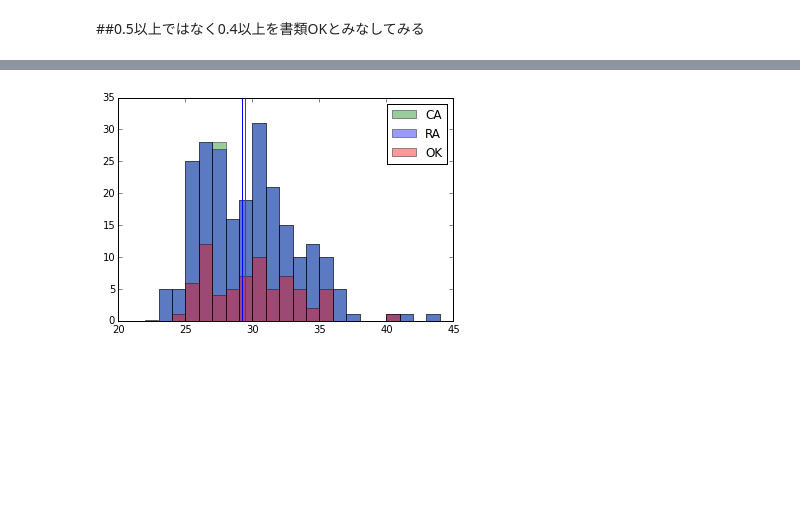
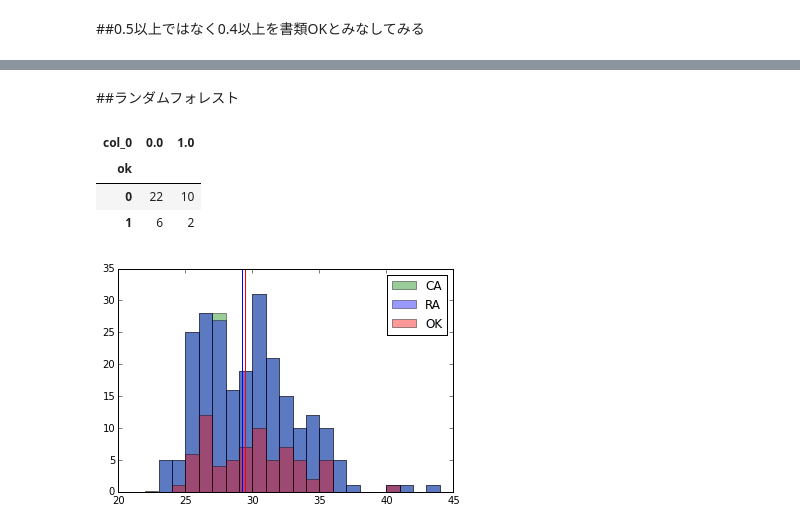
Before and after one commit to fujikzy/datascience, a Jupyter notebook: Calbee.ipynb, the cells around one changed output, grey strips where cells are left out. Cells and saved outputs as stored; diff of their text form; code cells hidden in the pictures; blank space fills up the shorter version.

```diff
--- a/Calbee.ipynb
+++ b/Calbee.ipynb
@@ -68,3 +79,18 @@ pandas.crosstab(predict.ok, list2_)
+# %% [markdown]
+##ランダムフォレスト
+# %%
+from sklearn import preprocessing
+from sklearn import ensemble
+
+rf = ensemble.RandomForestClassifier()
+rf.fit( frame[["age_zscore","education_zscore","companies_zscore"]], frame.ok)
+rf_list = rf.predict( predict[["age_zscore","education_zscore","companies_zscore"]] )
+pandas.crosstab(predict.ok, rf_list)
+# %% [output]
+| col_0 | 0.0 | 1.0 |
+| ok |  |  |
+| 0 | 22 | 10 |
+| 1 | 6 | 2 |
 # %%
 logistic.hist_show(frame, "age")
 logistic.hist_show(frame, "education")
```
Also changed, not shown: parts of 6 cells of this notebook, 1 other file.
